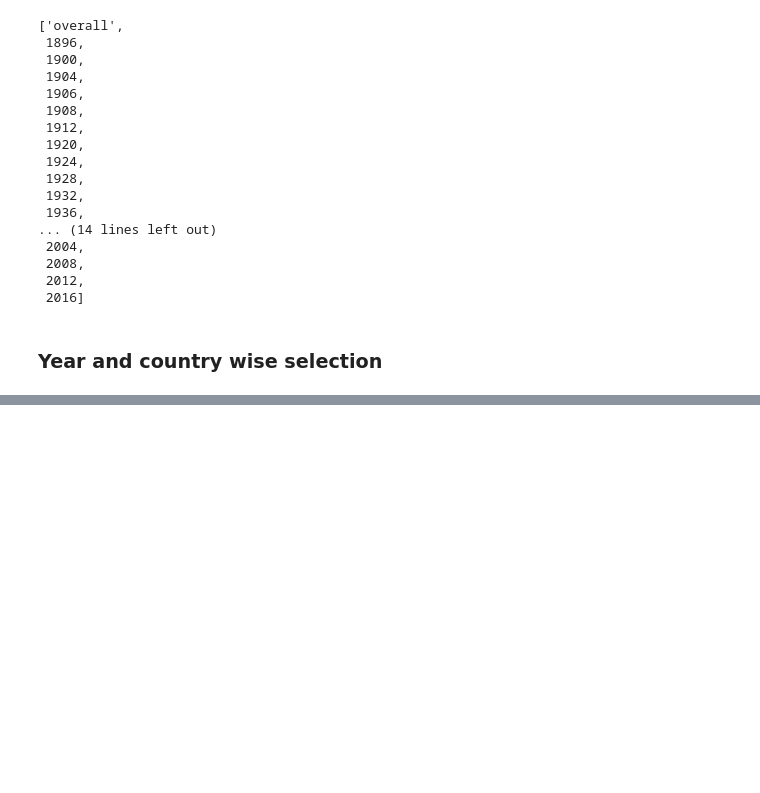
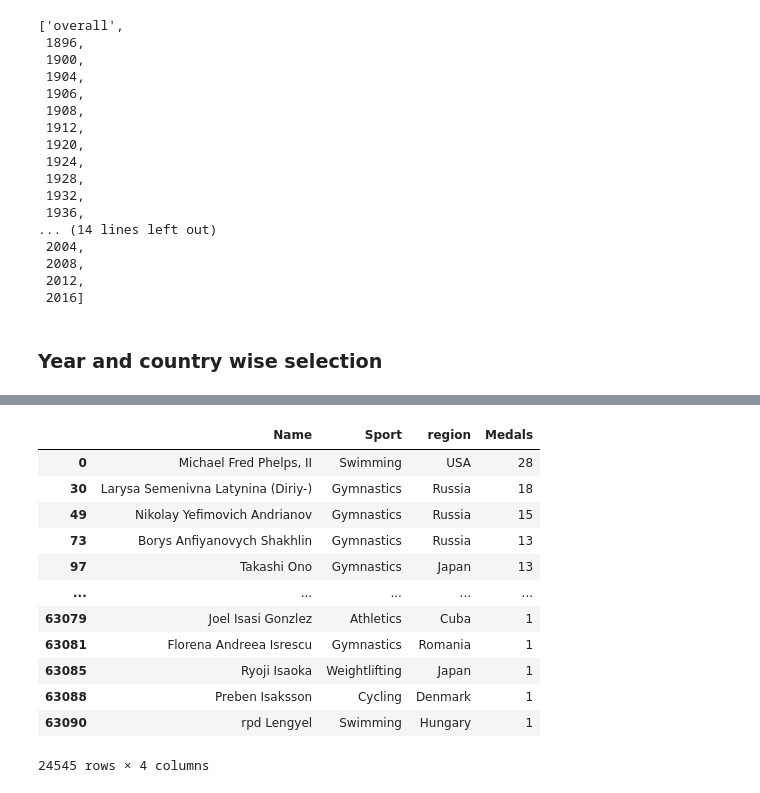
Before and after one commit to meetsudra11/olympics_dataanalysis, a Jupyter notebook: olympics.ipynb, the cells around one changed output, grey strips where cells are left out. Saved outputs shown, nothing was run; the diff lists cells and outputs as text; code cells hidden in the pictures; blank space fills up the shorter version.

```diff
--- a/olympics.ipynb
+++ b/olympics.ipynb
@@ -193,0 +284,26 @@ fetch_medal_tally(year='overall', country='India')
+# %%
+def most_successful(df,Sport):
+    temp_df = df.dropna(subset=['Medal'])
+
+    if Sport != 'overall':
+        temp_df = temp_df[temp_df['Sport'] == Sport]
+
+    x = temp_df['Name'].value_counts().reset_index().merge(df,left_on='Name',right_on='Name', how='left')[['Name','Sport','region','count']].drop_duplicates('Name')
+    x = x.rename(columns={'count':'Medals'})
+    return x
+# %%
+most_successful(df,'overall')
+# %% [output]
+|  | Name | Sport | region | Medals |
+| 0 | Michael Fred Phelps, II | Swimming | USA | 28 |
+| 30 | Larysa Semenivna Latynina (Diriy-) | Gymnastics | Russia | 18 |
+| 49 | Nikolay Yefimovich Andrianov | Gymnastics | Russia | 15 |
+| 73 | Borys Anfiyanovych Shakhlin | Gymnastics | Russia | 13 |
+| 97 | Takashi Ono | Gymnastics | Japan | 13 |
+| ... | ... | ... | ... | ... |
+| 63079 | Joel Isasi Gonzlez | Athletics | Cuba | 1 |
+| 63081 | Florena Andreea Isrescu | Gymnastics | Romania | 1 |
+| 63085 | Ryoji Isaoka | Weightlifting | Japan | 1 |
+| 63088 | Preben Isaksson | Cycling | Denmark | 1 |
+| 63090 | rpd Lengyel | Swimming | Hungary | 1 |
+24545 rows × 4 columns
```
Also changed, not shown: parts of 27 cells of this notebook, 2 other files.
